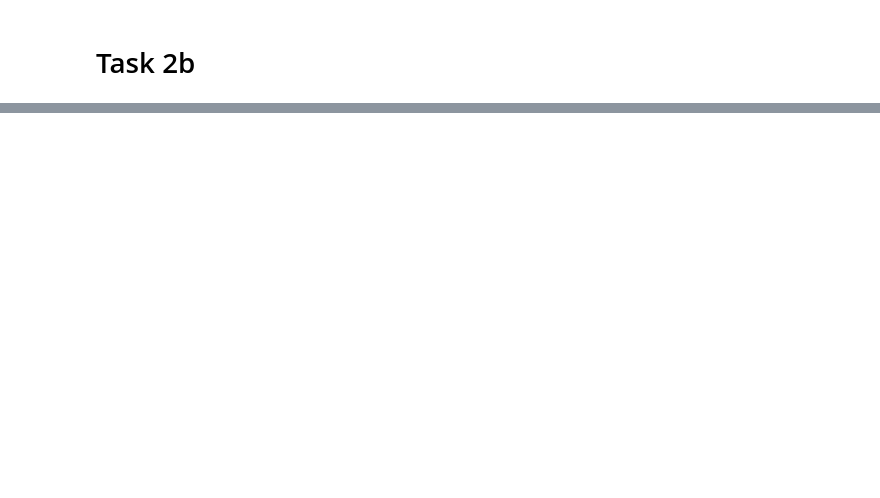
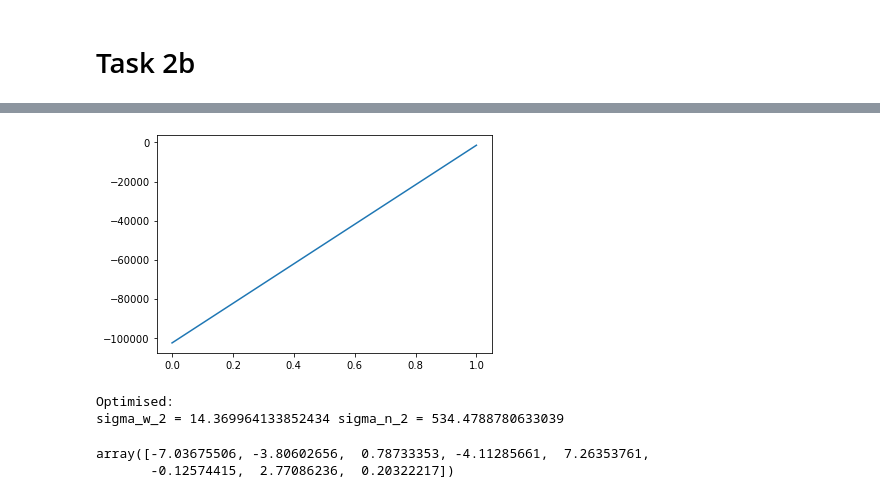
Before and after one commit to jihoonkim888/CM50268-Hamiltonian-Monte-Carlo, a Jupyter notebook: task2.ipynb, the cells around one changed output, grey strips where cells are left out. Cells and saved outputs as stored; diff of their text form; code cells hidden in the pictures; blank space fills up the shorter version.

```diff
--- a/task2.ipynb
+++ b/task2.ipynb
@@ -260,0 +339,13 @@ error_histogram(y_test_pred, y_test)
+# %%
+plt.plot(expectation_list);
+# %% [output]
+[figure, added]
+# %%
+print("Optimised:")
+print("sigma_w_2 = {} sigma_n_2 = {}".format(sigma_w_2_list[-1], sigma_n_2_list[-1]))
+w_list[-1]
+# %% [output]
+Optimised:
+sigma_w_2 = 14.369964133852434 sigma_n_2 = 534.4788780633039
+array([-7.03675506, -3.80602656,  0.78733353, -4.11285661,  7.26353761,
+       -0.12574415,  2.77086236,  0.20322217])
```
Also changed, not shown: parts of 23 cells of this notebook.
